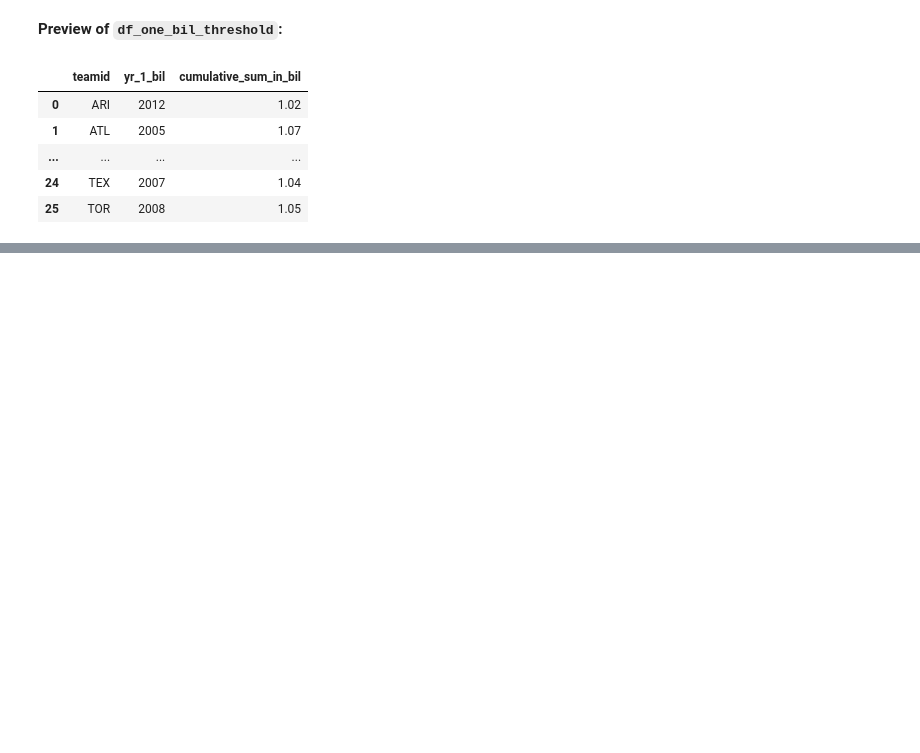
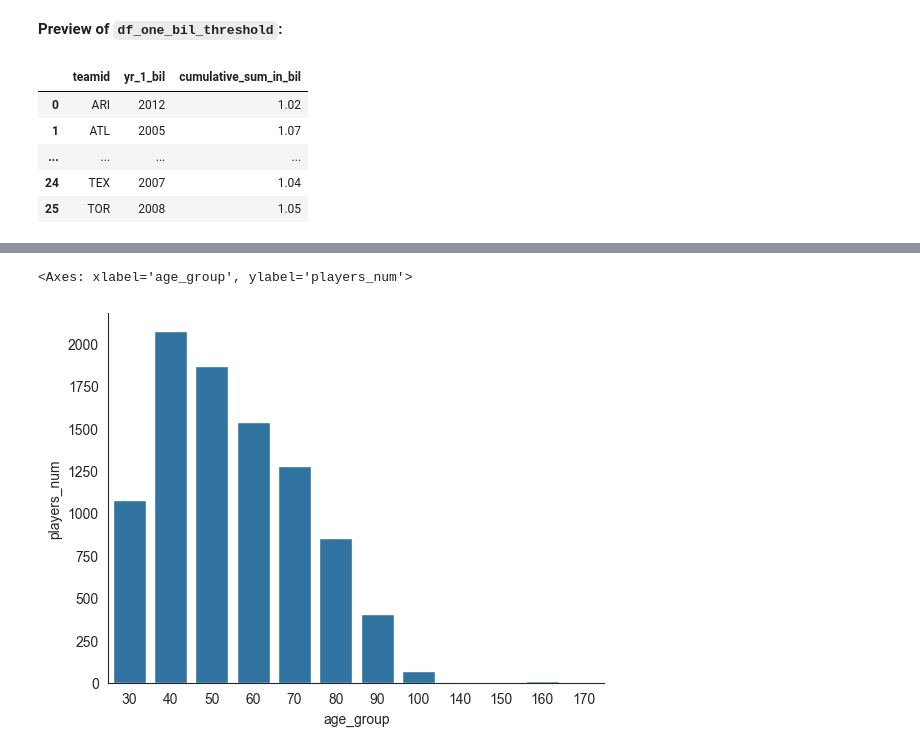
Before and after one commit to shree131/mlb-player-analytics, a Jupyter notebook: NoteBooks/MLB Players Analysis.ipynb, the cells around one changed output, grey strips where cells are left out. Drawn from its saved outputs; the diff is of its cells as text; code cells hidden in the pictures; blank space fills up the shorter version.

```diff
--- a/NoteBooks/MLB Players Analysis.ipynb
+++ b/NoteBooks/MLB Players Analysis.ipynb
@@ -653,0 +1038,3 @@ plt.show()
+# %%
+df_players_ages = pd.read_sql(query2, con=engine)
+preview_table(df_players_ages, "df_players_ages")
@@ -653,0 +1049,5 @@ plt.show()
+# %%
+sns.barplot(data=df_players_ages, x='age_group', y='players_num')
+# %% [output]
+<Axes: xlabel='age_group', ylabel='players_num'>
+[figure, added]
```
Also changed, not shown: parts of 64 cells of this notebook, 1 other file.
